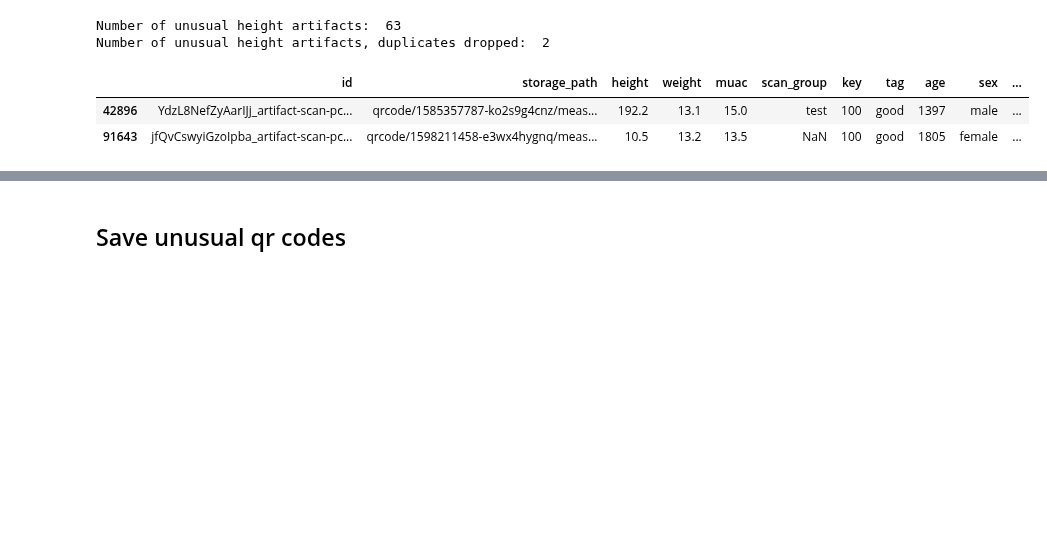
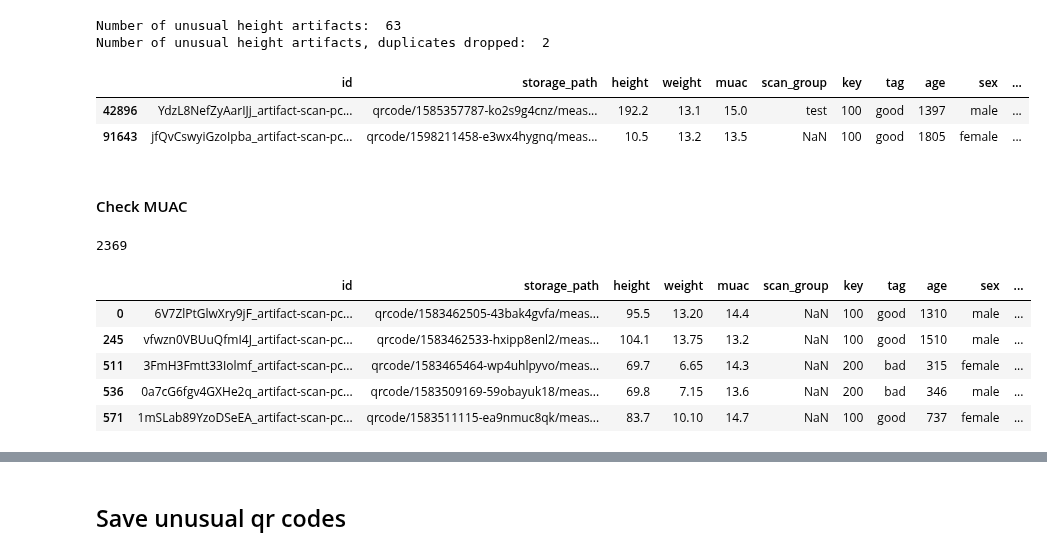
Before and after one commit to Welthungerhilfe/cgm-ml, a Jupyter notebook: src/data_utils/dataset_EDA/anon-realtime-evaluation/EDA_anon-realtime-evaluation.ipynb, the cells around one changed output, grey strips where cells are left out. Cells and saved outputs as stored; diff of their text form; code cells hidden in the pictures; blank space fills up the shorter version.

```diff
--- a/src/data_utils/dataset_EDA/anon-realtime-evaluation/EDA_anon-realtime-evaluation.ipynb
+++ b/src/data_utils/dataset_EDA/anon-realtime-evaluation/EDA_anon-realtime-evaluation.ipynb
@@ -231,3 +235,20 @@ Number of unusual height artifacts, duplicates dropped:  2
 |  | id | storage_path | height | weight | muac | scan_group | key | tag | age | sex | ... |
 | 42896 | YdzL8NefZyAarIJj_artifact-scan-pc... | qrcode/1585357787-ko2s9g4cnz/meas... | 192.2 | 13.1 | 15.0 | test | 100 | good | 1397 | male | ... |
 | 91643 | jfQvCswyiGzoIpba_artifact-scan-pc... | qrcode/1598211458-e3wx4hygnq/meas... | 10.5 | 13.2 | 13.5 | NaN | 100 | good | 1805 | female | ... |
+# %% [markdown]
+#### Check MUAC
+# %%
+#vals below 115: SAM - check how many
+low_muac = artifacts[artifacts.muac < 15.0]
+#drop duplicates
+drop_dupl_low_muac = low_muac.drop_duplicates(subset='qrcode', keep='first')
+print(len(drop_dupl_low_muac))
+drop_dupl_low_muac.head()
+# %% [output]
+2369
+|  | id | storage_path | height | weight | muac | scan_group | key | tag | age | sex | ... |
+| 0 | 6V7ZlPtGlwXry9jF_artifact-scan-pc... | qrcode/1583462505-43bak4gvfa/meas... | 95.5 | 13.20 | 14.4 | NaN | 100 | good | 1310 | male | ... |
+| 245 | vfwzn0VBUuQfmI4J_artifact-scan-pc... | qrcode/1583462533-hxipp8enl2/meas... | 104.1 | 13.75 | 13.2 | NaN | 100 | good | 1510 | male | ... |
+| 511 | 3FmH3Fmtt33Iolmf_artifact-scan-pc... | qrcode/1583465464-wp4uhlpyvo/meas... | 69.7 | 6.65 | 14.3 | NaN | 200 | bad | 315 | female | ... |
+| 536 | 0a7cG6fgv4GXHe2q_artifact-scan-pc... | qrcode/1583509169-59obayuk18/meas... | 69.8 | 7.15 | 13.6 | NaN | 200 | bad | 346 | male | ... |
+| 571 | 1mSLab89YzoDSeEA_artifact-scan-pc... | qrcode/1583511115-ea9nmuc8qk/meas... | 83.7 | 10.10 | 14.7 | NaN | 100 | good | 737 | female | ... |
```
Also changed, not shown: parts of 10 cells of this notebook, 4 other files.
